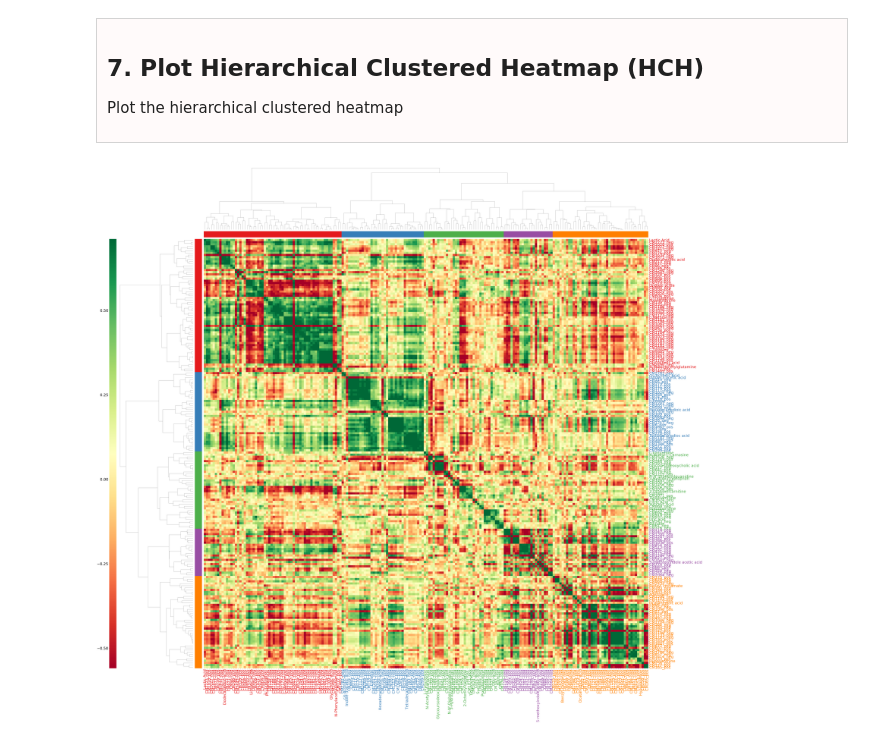
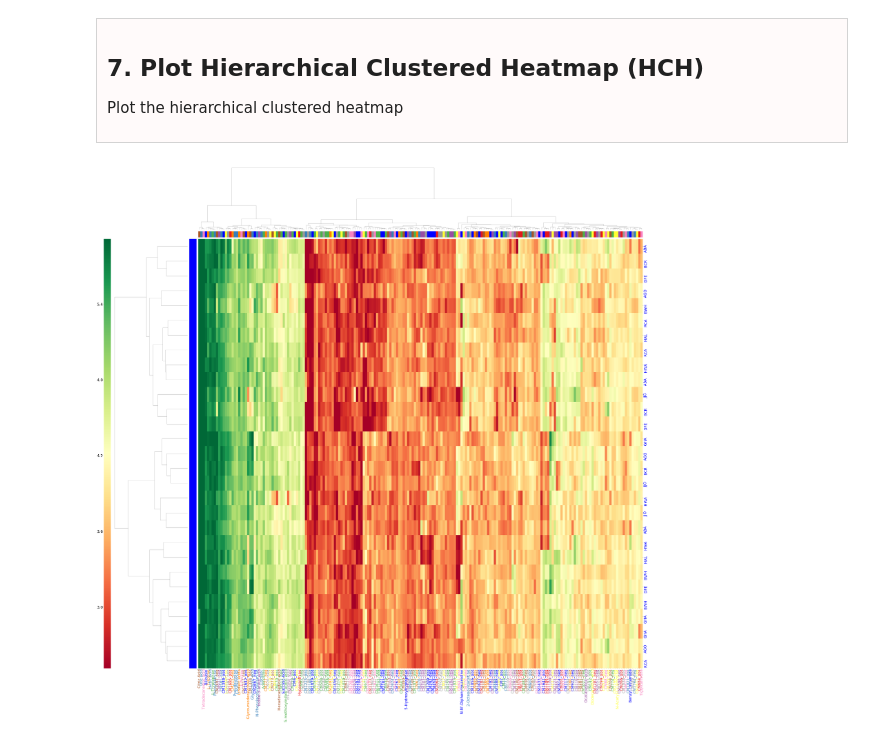
Before and after one commit to brettChapman/multivis_tutorials, a Jupyter notebook: Tutorial2.ipynb, the cells around one changed output. Cells and saved outputs as stored; diff of their text form; code cells hidden in the pictures.

```diff
--- a/Tutorial2.ipynb
+++ b/Tutorial2.ipynb
@@ -136,7 +136,8 @@ transpose_non_correlated = True; # Transpose data if it is not a correlation mat
 is_correlated = True; # Specficy if input data is a correlation matrix
 linkage_method = "ward";
 
-matrix,row_linkage,col_linkage = multivis.utils.cluster(Scores, transpose_non_correlated, is_correlated, distance_metric, linkage_method)
+matrix,row_linkage,col_linkage = multivis.utils.cluster(X.T, transpose_non_correlated, False, "Euclidean", linkage_method)
+#matrix,row_linkage,col_linkage = multivis.utils.cluster(Scores, transpose_non_correlated, is_correlated, distance_metric, linkage_method)
 # %% [markdown]
 <div style="background-color:rgb(255, 250, 250); padding:10px;  border: 1px solid lightgrey; padding-left: 1em; padding-right: 1em;">
 
@@ -148,19 +149,19 @@ Plot the hierarchical clustered heatmap
 # %%
 cluster = multivis.clustermap(matrix, row_linkage, col_linkage)
 
-#heatmap_params = dict({'xLabels': list(DataTable['Class']), 'yLabels': list(PeakTableClean['Label'])
+heatmap_params = dict({'yLabels': list(DataTable['Subject']), 'xLabels': list(PeakTable['Label'])
+                       , 'heatmap_cmap': 'RdYlGn'}) # Set colour palette of heatmap
+
+#heatmap_params = dict({'xLabels': list(PeakTable['Label']), 'yLabels': list(PeakTable['Label'])
 #                       , 'heatmap_cmap': 'RdYlGn'}) # Set colour palette of heatmap
-
-heatmap_params = dict({'xLabels': list(PeakTable['Label']), 'yLabels': list(PeakTable['Label'])
-                       , 'heatmap_cmap': 'RdYlGn'}) # Set colour palette of heatmap
 
 cluster_params = dict({'cluster_cmap': 'Set1' # Set colour palette of row and column clusters
                        , 'rowColorCluster': True, 'colColorCluster': True, 'row_color_threshold': 2, 'col_color_threshold': 2})
 
 params = dict({'imageFileName': 'clusterMap.png', 'saveImage': True, 'dpi': 200, 'figSize': (80,70), 'dendrogram_ratio_shift': 0.08, 'fontSize': 30, 'heatmap_params': heatmap_params, 'cluster_params': cluster_params})
 
 cluster.set_params(**params)
 
 cluster.run()
 # %% [output]
-[figure, old version]
+[figure, new version]
```
Also changed, not shown: 7 other files.
